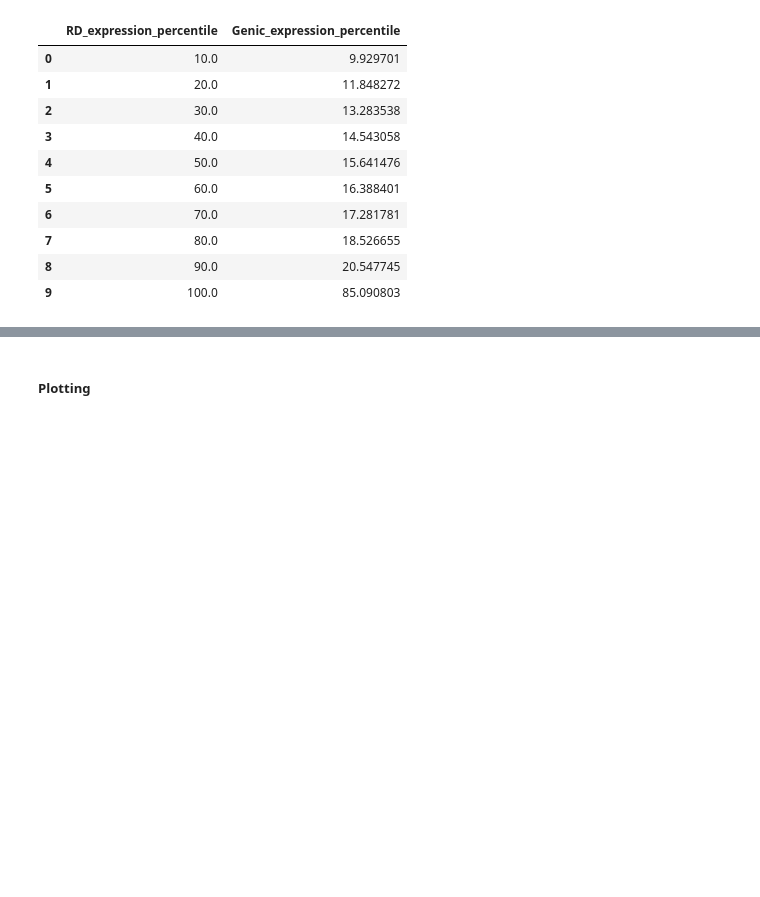
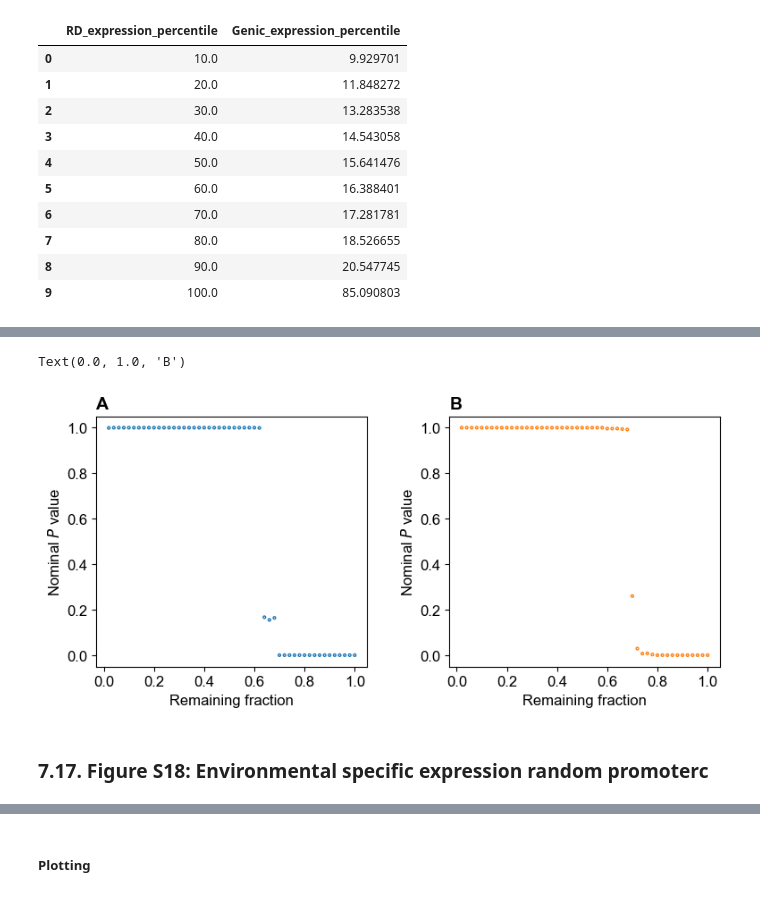
Before and after one commit to JasperXuEvolution/Random_promoter, a Jupyter notebook: Figures/Figs_final.ipynb, the cells around one changed output, grey strips where cells are left out. Saved outputs shown, nothing was run; the diff lists cells and outputs as text; code cells hidden in the pictures; blank space fills up the shorter version.

```diff
--- a/Figures/Figs_final.ipynb
+++ b/Figures/Figs_final.ipynb
@@ -2345,0 +2623,40 @@ YPD_s_output
+# %%
+YPD_DNDN_summary = pd.read_csv (dr1+'YPD_double_neighbor_summary.csv')
+# %%
+SCD_DNDN_summary = pd.read_csv (dr1+'SCD_double_neighbor_summary.csv')
+# %%
+# (200,'V1'),(200,'V2')
+gs = gridspec.GridSpec(2, 9)
+fig1 = plt.figure(figsize=(9,8))
+#Here I generate sub figure object and assign to corresponding location
+input_summary_1 = YPD_DNDN_summary
+#panel A for YPD expression distribution
+ax1 = fig1.add_subplot(gs[:1,:4])
+ax1.scatter(input_summary_1['Quantile'],input_summary_1['P_value_resampled'],color ='tab:blue',facecolors='none',s =4)
+ax1.set_ylabel("Nominal $\it{P}$ value")
+ax1.set_xlabel('Remaining fraction')
+ax1.set_title('A',loc = 'Left',weight = 'bold',size = 14)
+# ax1.set_yscale('log')
+
+
+
+
+####################
+input_summary_1 = SCD_DNDN_summary
+#panel A for YPD expression distribution
+ax1 = fig1.add_subplot(gs[:1,5:9])
+ax1.scatter(input_summary_1['Quantile'],input_summary_1['P_value_resampled'],color ='tab:orange',facecolors='none',s =4)
+ax1.set_ylabel("Nominal $\it{P}$ value")
+ax1.set_xlabel('Remaining fraction')
+ax1.set_title('B',loc = 'Left',weight = 'bold',size = 14)
+# ax1.set_yscale('log')
+
+
+####################
+
+# fig1.savefig(fig_output_address+'FigS16.pdf')
+# %% [output]
+Text(0.0, 1.0, 'B')
+[figure, added]
+# %% [markdown]
+### 7.17. Figure S18: Environmental specific expression random promoterc
```
Also changed, not shown: parts of 58 cells of this notebook, 2 other files.
